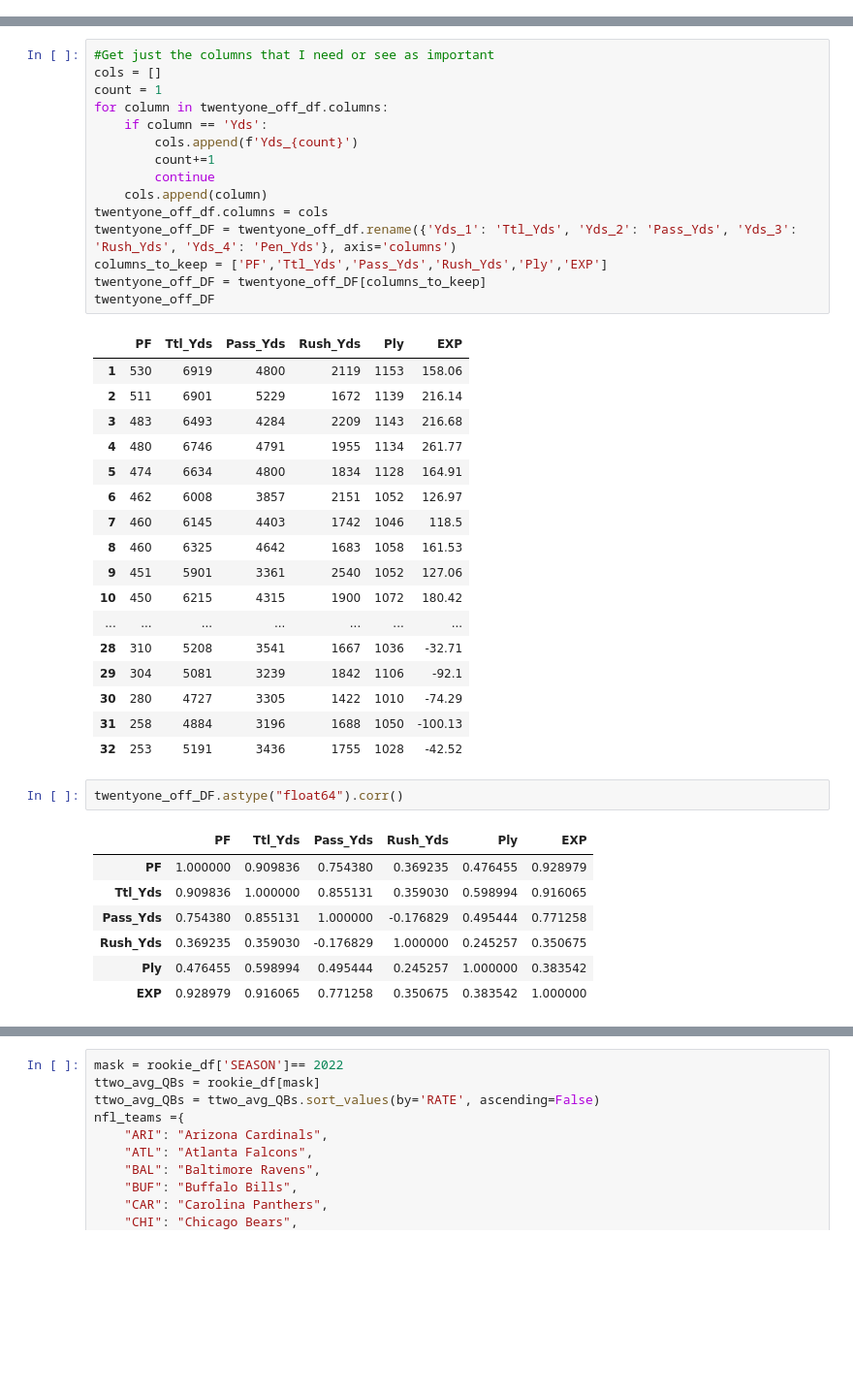
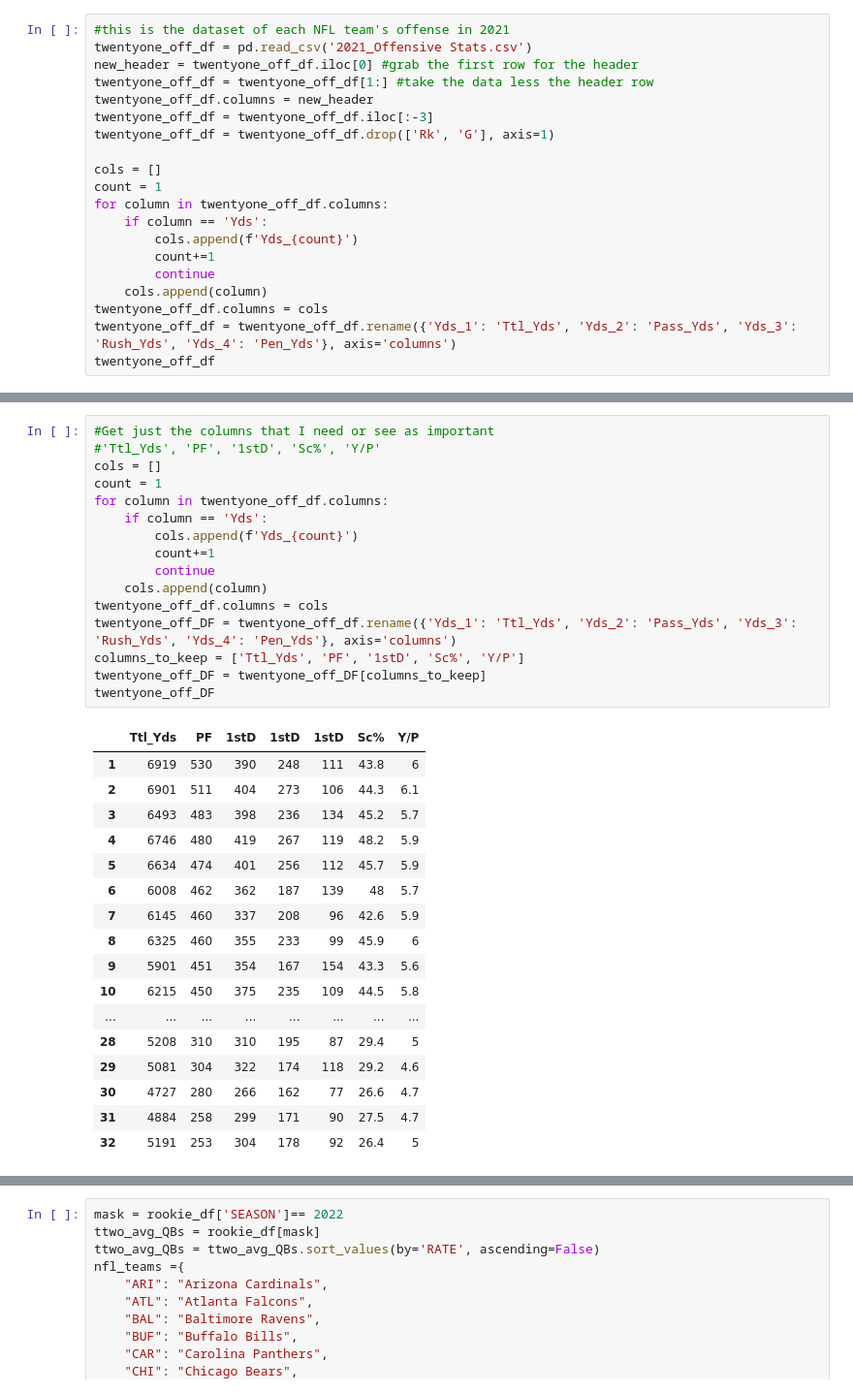
Before and after one commit to JakeBulat/CMSE-202-Group-Project-Sports-, a Jupyter notebook: CMSE 202 Rookie QB Project.ipynb, the cells around one changed output, grey strips where cells are left out. Shown: that part at 97% size. Saved outputs shown, nothing was run; the diff lists cells and outputs as text; blank space fills up the shorter version.

```diff
--- a/CMSE 202 Rookie QB Project.ipynb
+++ b/CMSE 202 Rookie QB Project.ipynb
@@ -92,0 +37,20 @@ dtype: object
+# %%
+#this is the dataset of each NFL team's offense in 2021
+twentyone_off_df = pd.read_csv('2021_Offensive Stats.csv')
+new_header = twentyone_off_df.iloc[0] #grab the first row for the header
+twentyone_off_df = twentyone_off_df[1:] #take the data less the header row
+twentyone_off_df.columns = new_header
+twentyone_off_df = twentyone_off_df.iloc[:-3]
+twentyone_off_df = twentyone_off_df.drop(['Rk', 'G'], axis=1)
+
+cols = []
+count = 1
+for column in twentyone_off_df.columns:
+    if column == 'Yds':
+        cols.append(f'Yds_{count}')
+        count+=1
+        continue
+    cols.append(column)
+twentyone_off_df.columns = cols
+twentyone_off_df = twentyone_off_df.rename({'Yds_1': 'Ttl_Yds', 'Yds_2': 'Pass_Yds', 'Yds_3': 'Rush_Yds', 'Yds_4': 'Pen_Yds'}, axis='columns')
+twentyone_off_df
@@ -227,43 +175,34 @@ plt.plot(x_reg, reg.coef_[0]*x_reg + reg.intercept_)
 # %%
 #Get just the columns that I need or see as important
+#'Ttl_Yds', 'PF', '1stD', 'Sc%', 'Y/P'
 cols = []
 count = 1
 for column in twentyone_off_df.columns:
     if column == 'Yds':
         cols.append(f'Yds_{count}')
         count+=1
         continue
     cols.append(column)
 twentyone_off_df.columns = cols
 twentyone_off_DF = twentyone_off_df.rename({'Yds_1': 'Ttl_Yds', 'Yds_2': 'Pass_Yds', 'Yds_3': 'Rush_Yds', 'Yds_4': 'Pen_Yds'}, axis='columns')
-columns_to_keep = ['PF','Ttl_Yds','Pass_Yds','Rush_Yds','Ply','EXP']
+columns_to_keep = ['Ttl_Yds', 'PF', '1stD', 'Sc%', 'Y/P']
 twentyone_off_DF = twentyone_off_DF[columns_to_keep]
 twentyone_off_DF
 # %% [output]
-|  | PF | Ttl_Yds | Pass_Yds | Rush_Yds | Ply | EXP |
-| 1 | 530 | 6919 | 4800 | 2119 | 1153 | 158.06 |
-| 2 | 511 | 6901 | 5229 | 1672 | 1139 | 216.14 |
-| 3 | 483 | 6493 | 4284 | 2209 | 1143 | 216.68 |
-| 4 | 480 | 6746 | 4791 | 1955 | 1134 | 261.77 |
-| 5 | 474 | 6634 | 4800 | 1834 | 1128 | 164.91 |
-| 6 | 462 | 6008 | 3857 | 2151 | 1052 | 126.97 |
-| 7 | 460 | 6145 | 4403 | 1742 | 1046 | 118.5 |
-| 8 | 460 | 6325 | 4642 | 1683 | 1058 | 161.53 |
-| 9 | 451 | 5901 | 3361 | 2540 | 1052 | 127.06 |
-| 10 | 450 | 6215 | 4315 | 1900 | 1072 | 180.42 |
-| ... | ... | ... | ... | ... | ... | ... |
-| 28 | 310 | 5208 | 3541 | 1667 | 1036 | -32.71 |
-| 29 | 304 | 5081 | 3239 | 1842 | 1106 | -92.1 |
-| 30 | 280 | 4727 | 3305 | 1422 | 1010 | -74.29 |
-| 31 | 258 | 4884 | 3196 | 1688 | 1050 | -100.13 |
-| 32 | 253 | 5191 | 3436 | 1755 | 1028 | -42.52 |
+|  | Ttl_Yds | PF | 1stD | 1stD | 1stD | Sc% | Y/P |
+| 1 | 6919 | 530 | 390 | 248 | 111 | 43.8 | 6 |
+| 2 | 6901 | 511 | 404 | 273 | 106 | 44.3 | 6.1 |
+| 3 | 6493 | 483 | 398 | 236 | 134 | 45.2 | 5.7 |
+| 4 | 6746 | 480 | 419 | 267 | 119 | 48.2 | 5.9 |
+| 5 | 6634 | 474 | 401 | 256 | 112 | 45.7 | 5.9 |
+| 6 | 6008 | 462 | 362 | 187 | 139 | 48 | 5.7 |
+| 7 | 6145 | 460 | 337 | 208 | 96 | 42.6 | 5.9 |
+| 8 | 6325 | 460 | 355 | 233 | 99 | 45.9 | 6 |
+| 9 | 5901 | 451 | 354 | 167 | 154 | 43.3 | 5.6 |
+| 10 | 6215 | 450 | 375 | 235 | 109 | 44.5 | 5.8 |
+| ... | ... | ... | ... | ... | ... | ... | ... |
+| 28 | 5208 | 310 | 310 | 195 | 87 | 29.4 | 5 |
+| 29 | 5081 | 304 | 322 | 174 | 118 | 29.2 | 4.6 |
+| 30 | 4727 | 280 | 266 | 162 | 77 | 26.6 | 4.7 |
+| 31 | 4884 | 258 | 299 | 171 | 90 | 27.5 | 4.7 |
+| 32 | 5191 | 253 | 304 | 178 | 92 | 26.4 | 5 |
-# %%
-twentyone_off_DF.astype("float64").corr()
-# %% [output]
-|  | PF | Ttl_Yds | Pass_Yds | Rush_Yds | Ply | EXP |
-| PF | 1.000000 | 0.909836 | 0.754380 | 0.369235 | 0.476455 | 0.928979 |
-| Ttl_Yds | 0.909836 | 1.000000 | 0.855131 | 0.359030 | 0.598994 | 0.916065 |
-| Pass_Yds | 0.754380 | 0.855131 | 1.000000 | -0.176829 | 0.495444 | 0.771258 |
-| Rush_Yds | 0.369235 | 0.359030 | -0.176829 | 1.000000 | 0.245257 | 0.350675 |
-| Ply | 0.476455 | 0.598994 | 0.495444 | 0.245257 | 1.000000 | 0.383542 |
-| EXP | 0.928979 | 0.916065 | 0.771258 | 0.350675 | 0.383542 | 1.000000 |
```
Also changed, not shown: parts of 31 cells of this notebook, 2 other files.
